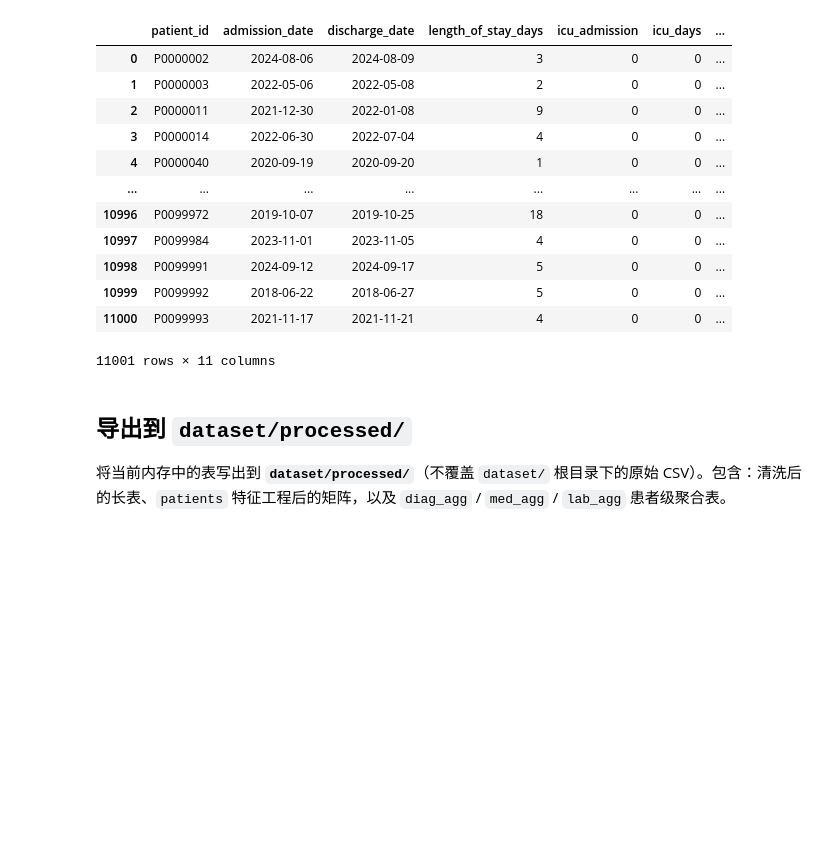
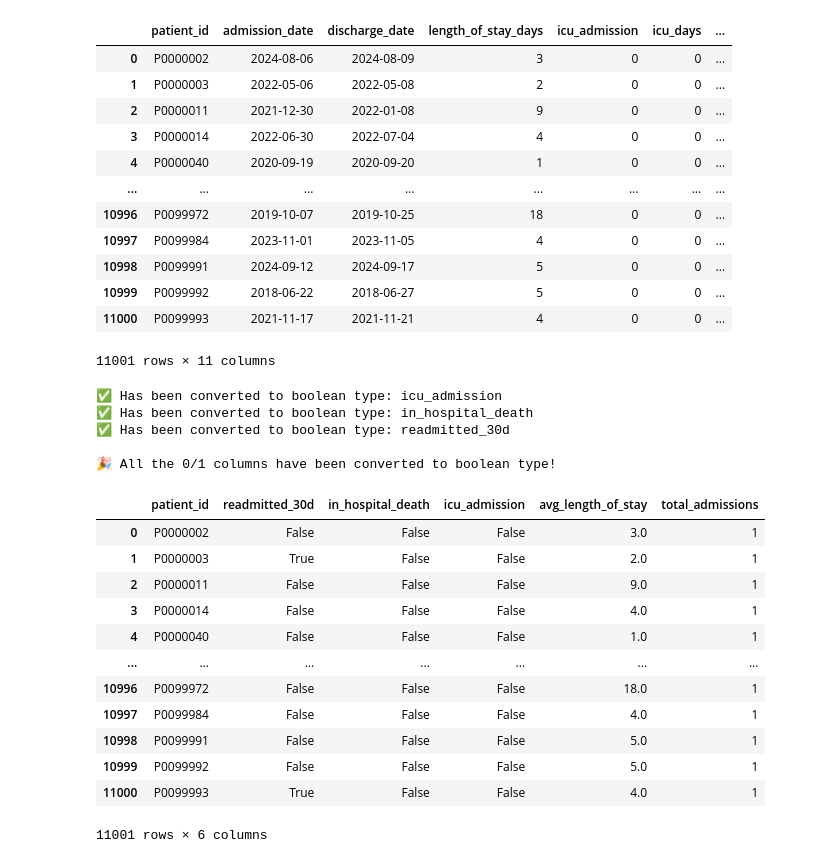
Before and after one commit to leastima/ml_project, a Jupyter notebook: data_process/ML2_Project_Group2.ipynb, the cells around one changed output. Cells and saved outputs as stored; diff of their text form; code cells hidden in the pictures; blank space fills up the shorter version.

```diff
--- a/data_process/ML2_Project_Group2.ipynb
+++ b/data_process/ML2_Project_Group2.ipynb
@@ -413,4 +492,53 @@ outcomes
-# %% [markdown]
-## 导出到 `dataset/processed/`
-
-将当前内存中的表写出到 **`dataset/processed/`**（不覆盖 `dataset/` 根目录下的原始 CSV）。包含：清洗后的长表、`patients` 特征工程后的矩阵，以及 `diag_agg` / `med_agg` / `lab_agg` 患者级聚合表。
+# %%
+# Perform the conversion
+outcomes = convert_binary_to_bool(outcomes)
+# %% [output]
+✅ Has been converted to boolean type: icu_admission
+✅ Has been converted to boolean type: in_hospital_death
+✅ Has been converted to boolean type: readmitted_30d
+
+🎉 All the 0/1 columns have been converted to boolean type!
+# %%
+# 1. One-hot encode discharge_disposition
+outcomes_processed = pd.get_dummies(
+    outcomes,
+    columns=["discharge_disposition"],
+    prefix="discharge",
+    drop_first=True
+)
+
+# 2. Deduplicate: Keep only 1 row per patient (max value for binary labels)
+outcome_agg = outcomes_processed.groupby("patient_id").agg({
+    "readmitted_30d": "max",
+    "in_hospital_death": "max",
+    "icu_admission": "max",
+    "length_of_stay_days": "mean",
+    "admission_date": "count"
+}).reset_index()
+outcome_agg.rename(columns={
+    "length_of_stay_days": "avg_length_of_stay",
+    "admission_date": "total_admissions"
+}, inplace=True)
+
+# 3. Ensure binary labels are integer type (0/1)
+binary_cols = ["readmitted_30d", "in_hospital_death", "icu_admission"]
+outcome_agg[binary_cols] = outcome_agg[binary_cols]
+
+# 4. Fill any missing values (if any) with 0
+outcome_agg = outcome_agg.fillna(0)
+# %%
+outcome_agg
+# %% [output]
+|  | patient_id | readmitted_30d | in_hospital_death | icu_admission | avg_length_of_stay | total_admissions |
+| 0 | P0000002 | False | False | False | 3.0 | 1 |
+| 1 | P0000003 | True | False | False | 2.0 | 1 |
+| 2 | P0000011 | False | False | False | 9.0 | 1 |
+| 3 | P0000014 | False | False | False | 4.0 | 1 |
+| 4 | P0000040 | False | False | False | 1.0 | 1 |
+| ... | ... | ... | ... | ... | ... | ... |
+| 10996 | P0099972 | False | False | False | 18.0 | 1 |
+| 10997 | P0099984 | False | False | False | 4.0 | 1 |
+| 10998 | P0099991 | False | False | False | 5.0 | 1 |
+| 10999 | P0099992 | False | False | False | 5.0 | 1 |
+| 11000 | P0099993 | True | False | False | 4.0 | 1 |
+11001 rows × 6 columns
```
Also changed, not shown: parts of 30 cells of this notebook, 8 other files.
